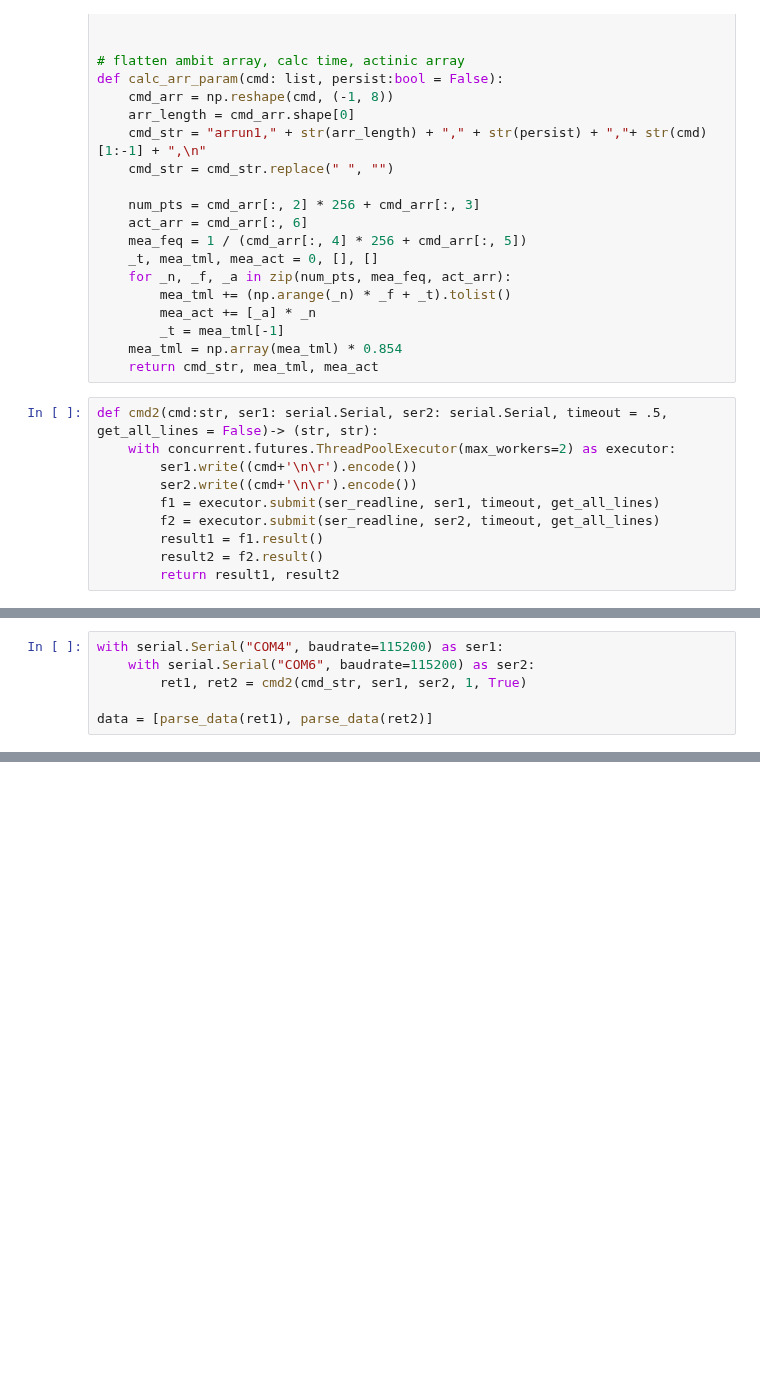
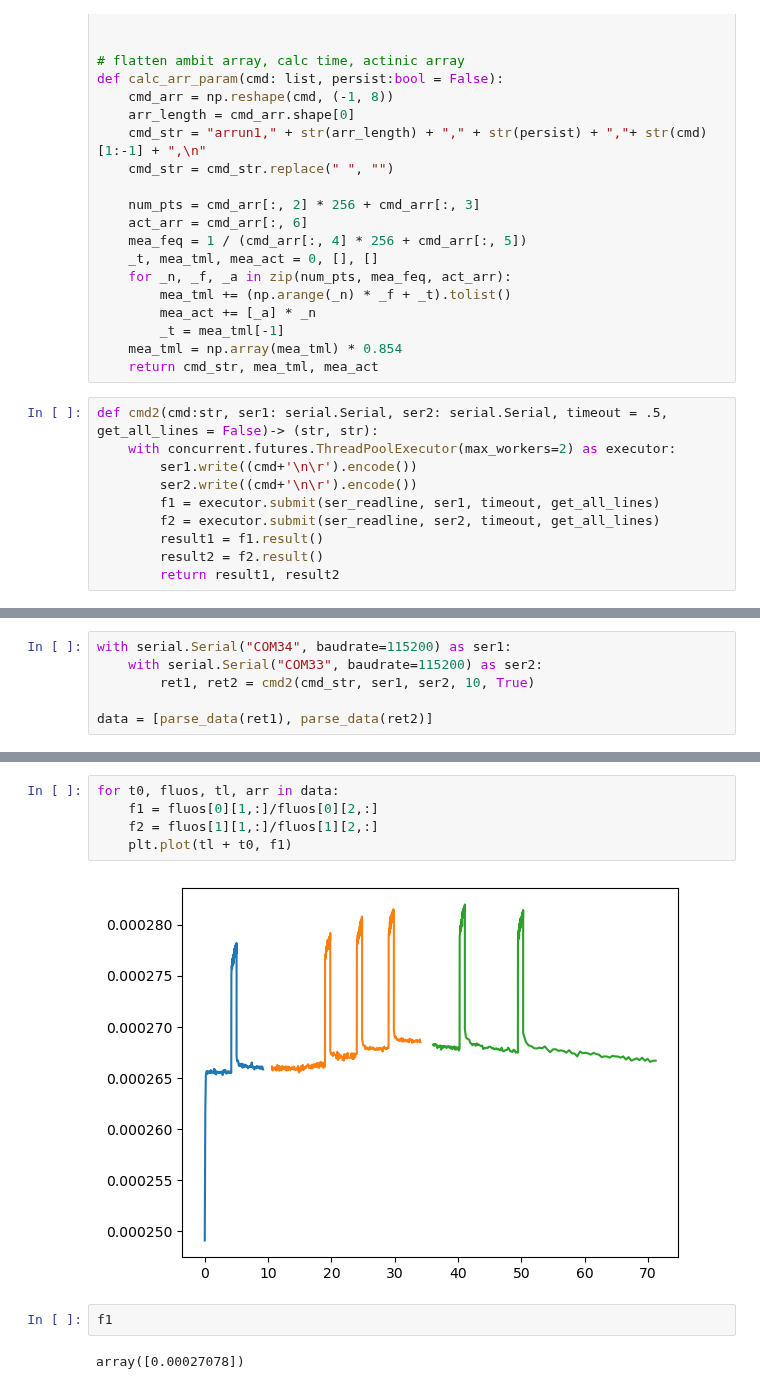
Before and after one commit to Jan-IngenHousz-Institute/ambit, a Jupyter notebook: dual_ambit.ipynb, the cells around one changed output, grey strips where cells are left out. Saved outputs shown, nothing was run; the diff lists cells and outputs as text; blank space fills up the shorter version.

```diff
--- a/dual_ambit.ipynb
+++ b/dual_ambit.ipynb
@@ -110,7 +173,7 @@ Text(0.5, 1.0, 'Protocol preview')
 # %%
-with serial.Serial("COM4", baudrate=115200) as ser1:
-    with serial.Serial("COM6", baudrate=115200) as ser2:
-        ret1, ret2 = cmd2(cmd_str, ser1, ser2, 1, True)
+with serial.Serial("COM34", baudrate=115200) as ser1:
+    with serial.Serial("COM33", baudrate=115200) as ser2:
+        ret1, ret2 = cmd2(cmd_str, ser1, ser2, 10, True)
 
 data = [parse_data(ret1), parse_data(ret2)]
 # %%
@@ -122,0 +200,11 @@ for d in data:
+# %%
+for t0, fluos, tl, arr in data:
+    f1 = fluos[0][1,:]/fluos[0][2,:]
+    f2 = fluos[1][1,:]/fluos[1][2,:]
+    plt.plot(tl + t0, f1)
+# %% [output]
+[figure, added]
+# %%
+f1
+# %% [output]
+array([0.00027078])
```
Also changed, not shown: parts of 7 cells of this notebook, 3 other files.
